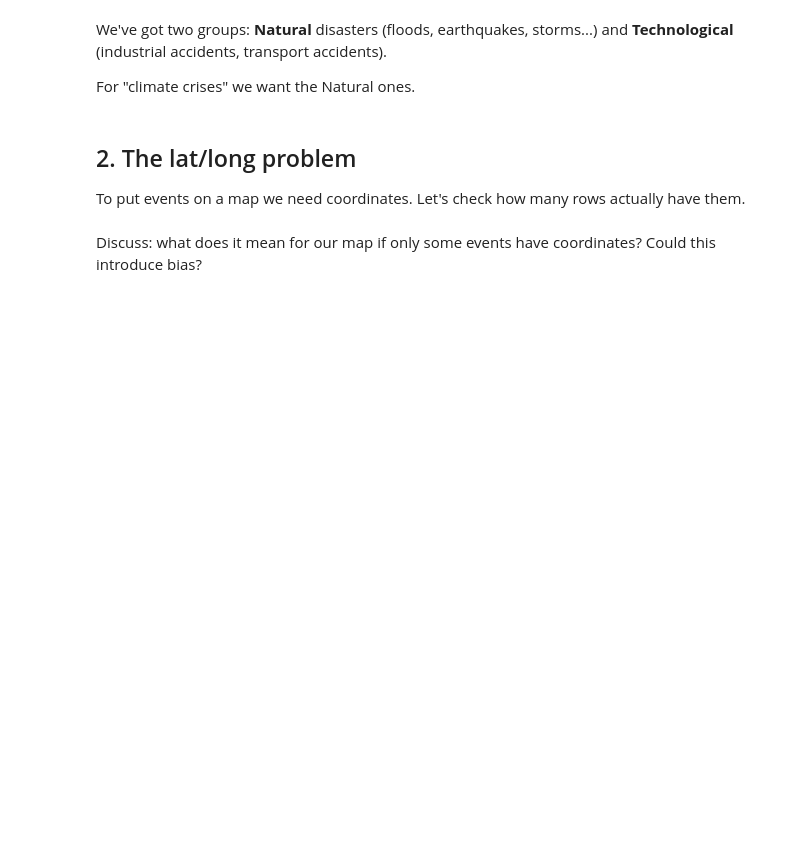
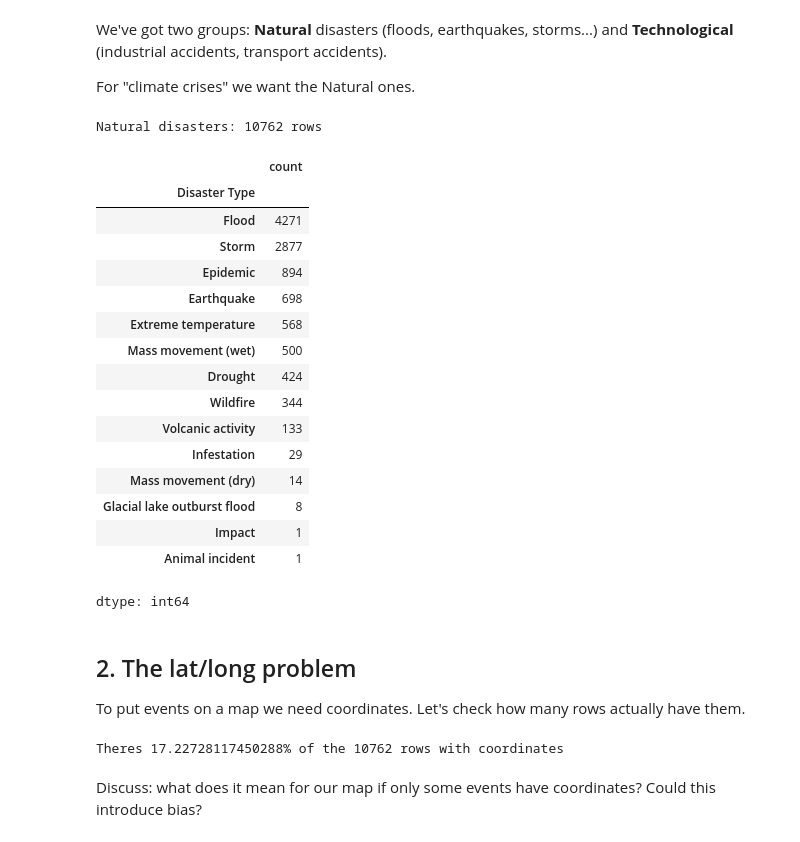
Before and after one commit to YiweiDiao/GHW-Workshop-Mapping-Climate-Crises-with-Python, a Jupyter notebook: notebooks/starter.ipynb, the cells around one changed output. Cells and saved outputs as stored; diff of their text form; code cells hidden in the pictures; blank space fills up the shorter version.

```diff
--- a/notebooks/starter.ipynb
+++ b/notebooks/starter.ipynb
@@ -69,15 +69,39 @@ For "climate crises" we want the Natural ones.
 # %%
 # TODO: filter df to rows where 'Disaster Group' == 'Natural'
 # Store the result as `natural`
-natural = ...
+natural = df[df['Disaster Group'] == 'Natural'].copy()
 print(f"Natural disasters: {len(natural)} rows")
 natural['Disaster Type'].value_counts()
+# %% [output]
+Natural disasters: 10762 rows
+|  | count |
+| Disaster Type |  |
+| Flood | 4271 |
+| Storm | 2877 |
+| Epidemic | 894 |
+| Earthquake | 698 |
+| Extreme temperature | 568 |
+| Mass movement (wet) | 500 |
+| Drought | 424 |
+| Wildfire | 344 |
+| Volcanic activity | 133 |
+| Infestation | 29 |
+| Mass movement (dry) | 14 |
+| Glacial lake outburst flood | 8 |
+| Impact | 1 |
+| Animal incident | 1 |
+dtype: int64
 # %% [markdown]
 ## 2. The lat/long problem
 
 To put events on a map we need coordinates. Let's check how many rows actually have them.
 # %%
 # TODO: count non-null values in 'Latitude' and compute the percentage of `natural` that has coordinates
+percent = natural['Latitude'].notna().sum() / len(natural) * 100
+
+print("Theres " + str(percent) + "% of the " + str(len(natural)) + " rows with coordinates")
+# %% [output]
+Theres 17.22728117450288% of the 10762 rows with coordinates
 # %% [markdown]
 Discuss: what does it mean for our map if only some events have coordinates? Could this introduce bias?
 # %%
```
Also changed, not shown: parts of 11 cells of this notebook.
